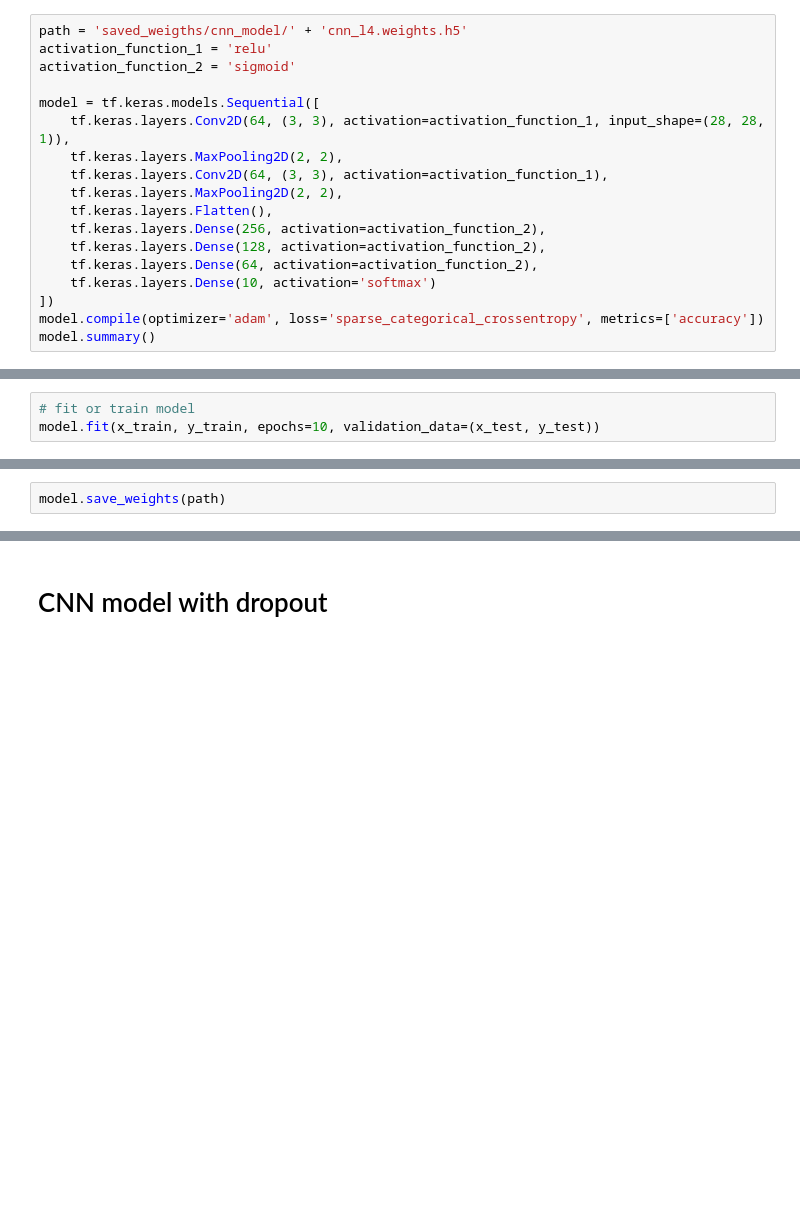
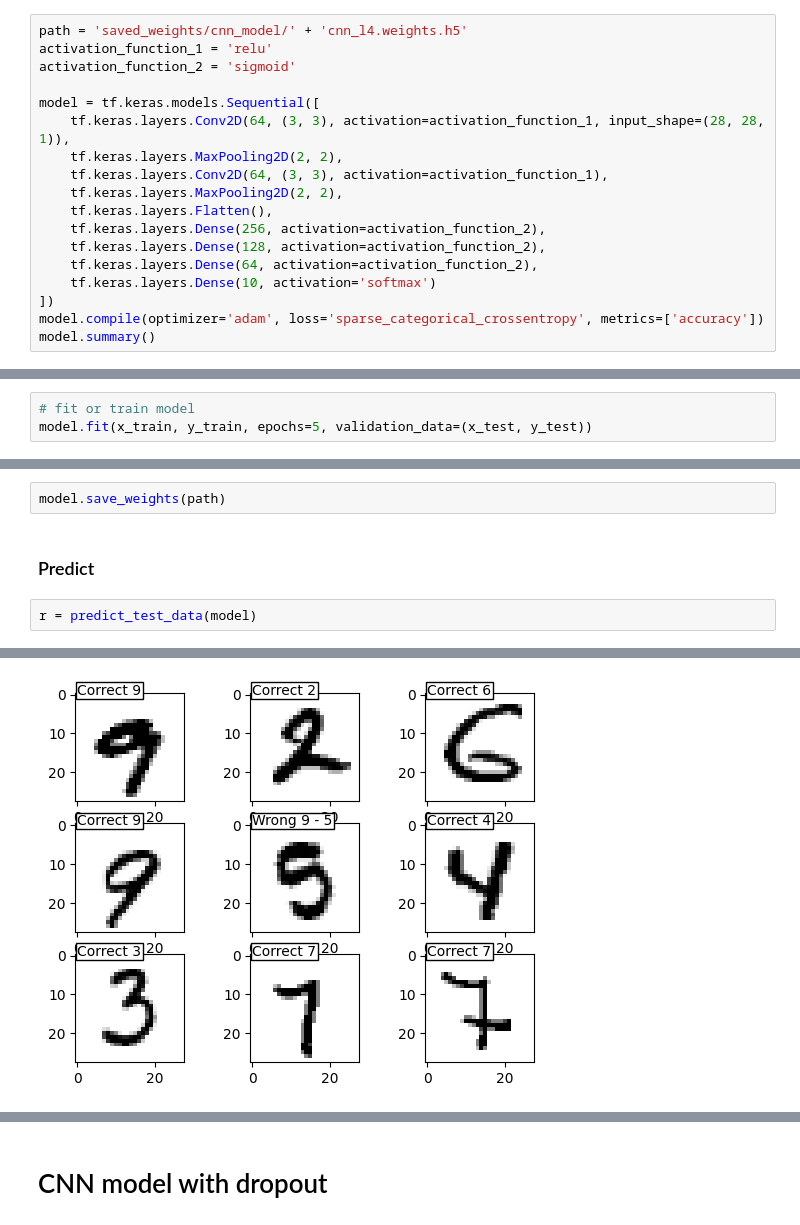
Before and after one commit to HamidHekmatnezhad/NN_MNIST, a Jupyter notebook: CNN_model.ipynb, the cells around one changed output, grey strips where cells are left out. Saved outputs shown, nothing was run; the diff lists cells and outputs as text; blank space fills up the shorter version.

```diff
--- a/CNN_model.ipynb
+++ b/CNN_model.ipynb
@@ -117,7 +232,7 @@ model.save_weights(path)
 # %% [markdown]
 # CNN model, 4 layers
 # %%
-path = 'saved_weigths/cnn_model/' + 'cnn_l4.weights.h5'
+path = 'saved_weights/cnn_model/' + 'cnn_l4.weights.h5'
 activation_function_1 = 'relu'
 activation_function_2 = 'sigmoid'
 
@@ -158,5 +273,5 @@ Model: "sequential_1"
  Non-trainable params: 0 (0.00 B)
 # %%
 # fit or train model
-model.fit(x_train, y_train, epochs=10, validation_data=(x_test, y_test))
+model.fit(x_train, y_train, epochs=5, validation_data=(x_test, y_test))
 # %% [output]
@@ -192,2 +297,7 @@ model.evaluate(x_test, y_test)
 # %%
 model.save_weights(path)
+# %% [markdown]
+### Predict
+# %%
+r = predict_test_data(model)
+# %% [output]
@@ -193,0 +315 @@ model.save_weights(path)
+[figure, added]
```
Also changed, not shown: parts of 25 cells of this notebook, 12 other files.
